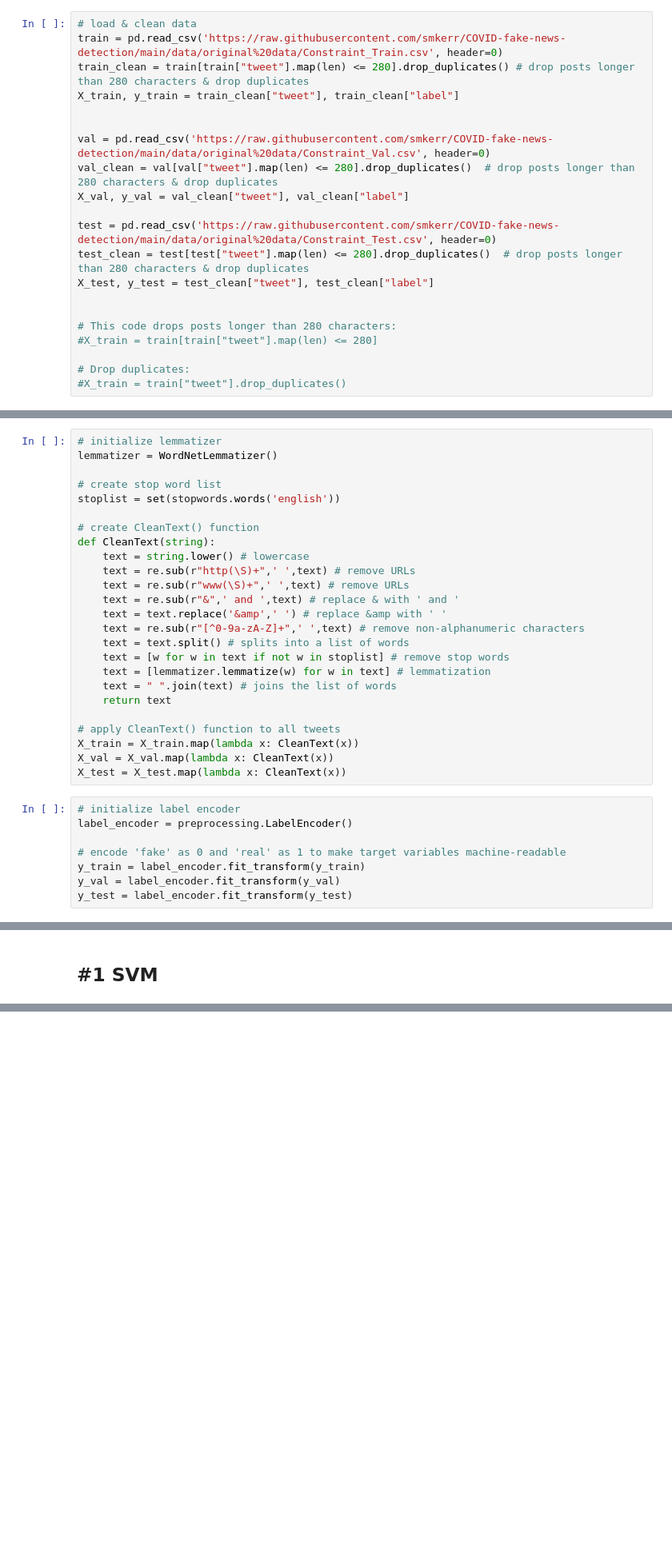
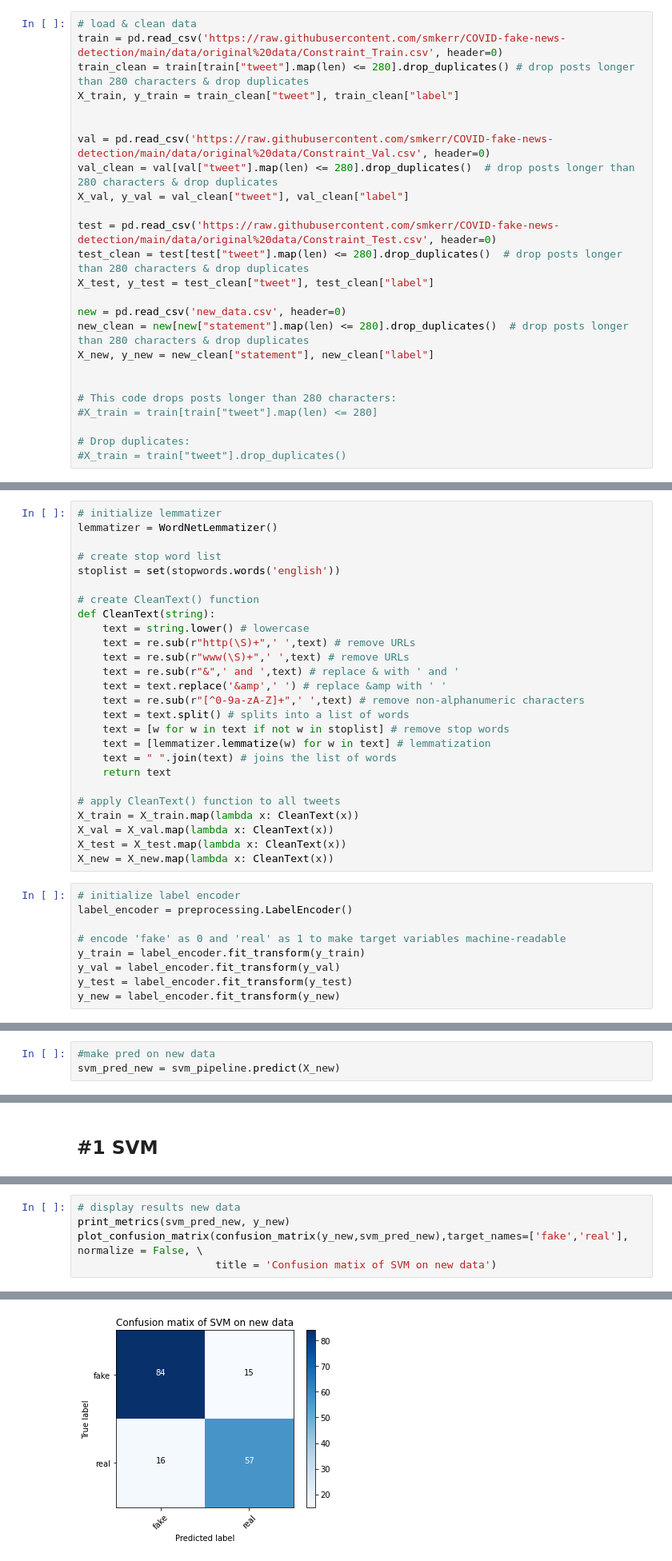
Before and after one commit to smkerr/COVID-fake-news-detection, a Jupyter notebook: model/fine-tuned-model-no-tweet2vec.ipynb, the cells around one changed output, grey strips where cells are left out. Shown at 80% size. Cells and saved outputs as stored; diff of their text form; blank space fills up the shorter version.

Commit message:
evaluation on new data no tweet2vec

```diff
--- a/model/fine-tuned-model-no-tweet2vec.ipynb
+++ b/model/fine-tuned-model-no-tweet2vec.ipynb
@@ -71,6 +72,10 @@ test = pd.read_csv('https://raw.githubusercontent.com/smkerr/COVID-fake-news-det
 test_clean = test[test["tweet"].map(len) <= 280].drop_duplicates()  # drop posts longer than 280 characters & drop duplicates
 X_test, y_test = test_clean["tweet"], test_clean["label"]
 
+new = pd.read_csv('new_data.csv', header=0)
+new_clean = new[new["statement"].map(len) <= 280].drop_duplicates()  # drop posts longer than 280 characters & drop duplicates
+X_new, y_new = new_clean["statement"], new_clean["label"]
+
 
 # This code drops posts longer than 280 characters:
 #X_train = train[train["tweet"].map(len) <= 280]
@@ -104,6 +109,7 @@ def CleanText(string):
 X_train = X_train.map(lambda x: CleanText(x))
 X_val = X_val.map(lambda x: CleanText(x))
 X_test = X_test.map(lambda x: CleanText(x))
+X_new = X_new.map(lambda x: CleanText(x))
 # %%
 # initialize label encoder
 label_encoder = preprocessing.LabelEncoder()
@@ -112,6 +118,7 @@ label_encoder = preprocessing.LabelEncoder()
 y_train = label_encoder.fit_transform(y_train)
 y_val = label_encoder.fit_transform(y_val)
 y_test = label_encoder.fit_transform(y_test)
+y_new = label_encoder.fit_transform(y_new)
 # %% [markdown]
 # Model Training
 # %% [markdown]
@@ -135,6 +142,9 @@ svm_pred = svm_pipeline.predict(X_val)
 
 #make pred on test
 svm_pred_test = svm_pipeline.predict(X_test)
+# %%
+#make pred on new data
+svm_pred_new = svm_pipeline.predict(X_new)
 # %%
 #save SVM model
 #pkl_filename = "/content/drive/MyDrive/Final Project/COVID-fake-news-detection/model/saved models/pickle_svm_clf.pkl"
@@ -378,3 +400,9 @@ Precison :  0.929174964750139
 Recall :  0.9291125541125541
 F1 :  0.9291217144067949
 [figure]
+# %%
+# display results new data
+print_metrics(svm_pred_new, y_new)
+plot_confusion_matrix(confusion_matrix(y_new,svm_pred_new),target_names=['fake','real'], normalize = False, \
+                      title = 'Confusion matix of SVM on new data')
+# %% [output]
@@ -381,3 +424,4 @@ F1 :  0.9291217144067949
+[figure, added]
 # %% [markdown]
 ## #2 Logisitic Regression
 # %%
```
Also changed, not shown: parts of 10 cells of this notebook.
